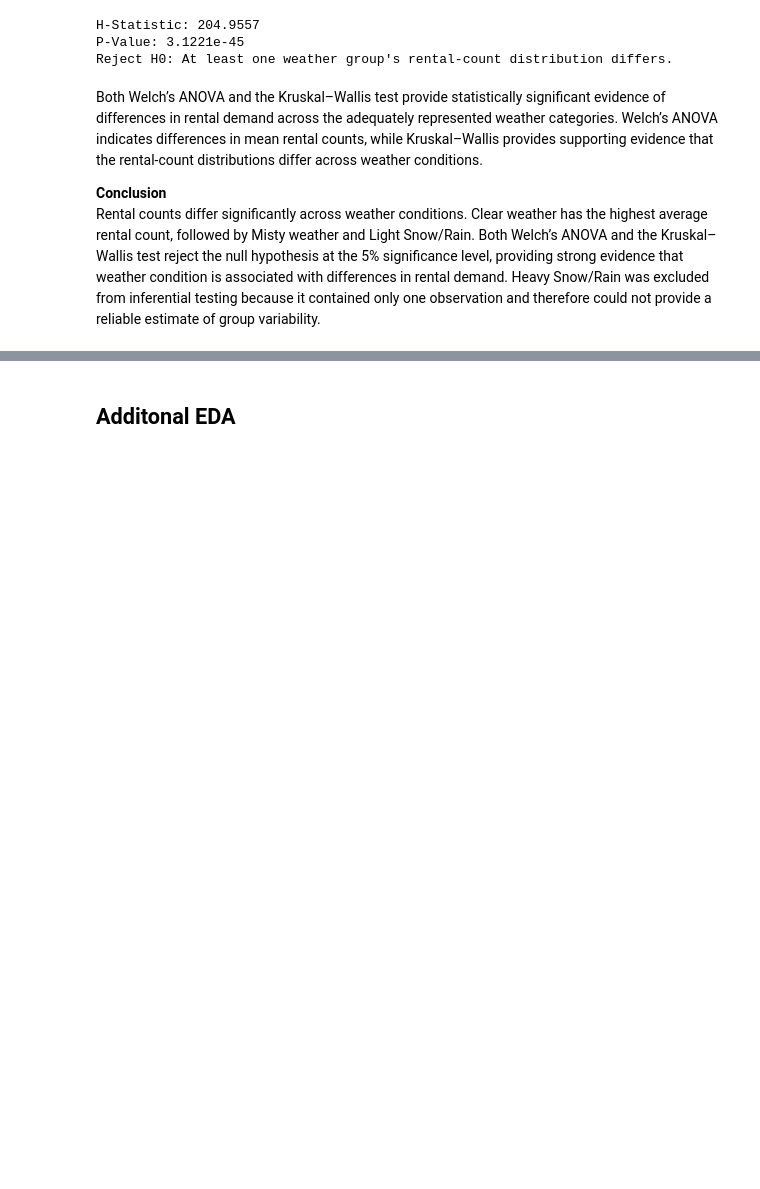
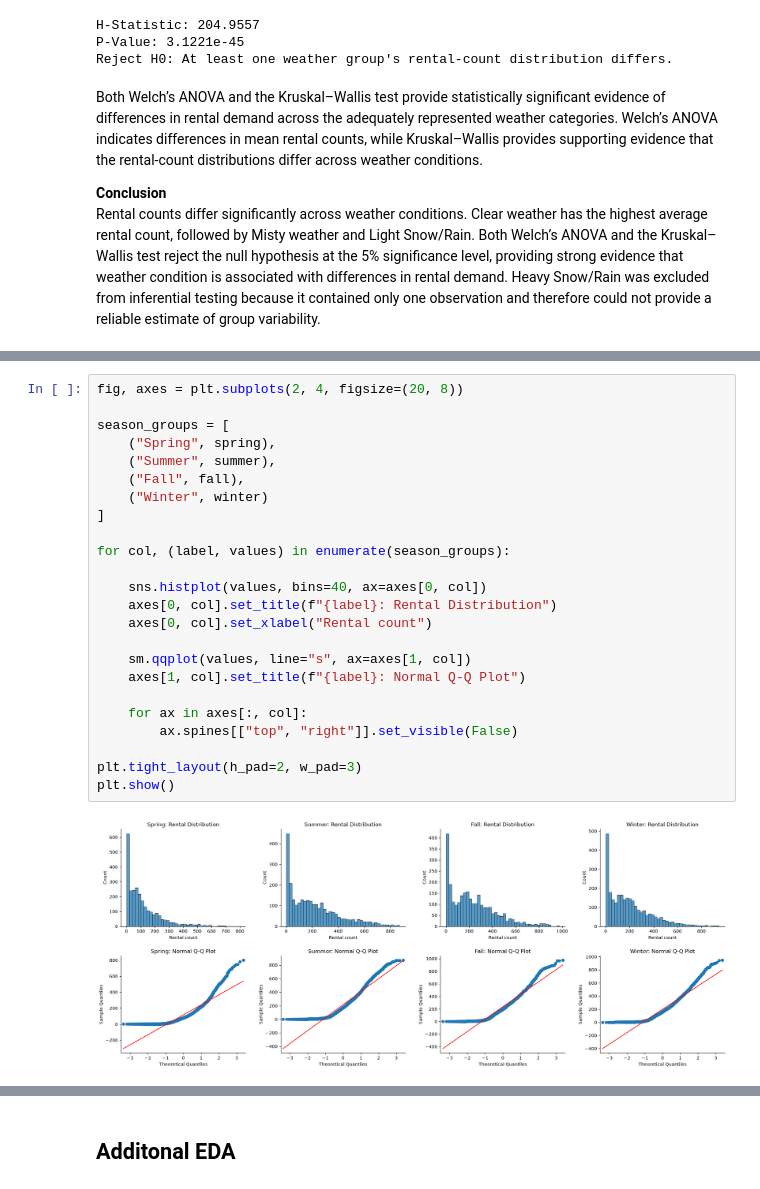
Before and after one commit to Yuvi977/Yulu-Bike-Sharing-Hypothesis-Testing, a Jupyter notebook: Business_Case_Yulu_Hypothesis_Testing.ipynb, the cells around one changed output, grey strips where cells are left out. Drawn from its saved outputs; the diff is of its cells as text; blank space fills up the shorter version.

```diff
--- a/Business_Case_Yulu_Hypothesis_Testing.ipynb
+++ b/Business_Case_Yulu_Hypothesis_Testing.ipynb
@@ -733,0 +773,26 @@ Rental counts differ significantly across weather conditions. Clear weather has
+# %%
+fig, axes = plt.subplots(2, 4, figsize=(20, 8))
+
+season_groups = [
+    ("Spring", spring),
+    ("Summer", summer),
+    ("Fall", fall),
+    ("Winter", winter)
+]
+
+for col, (label, values) in enumerate(season_groups):
+
+    sns.histplot(values, bins=40, ax=axes[0, col])
+    axes[0, col].set_title(f"{label}: Rental Distribution")
+    axes[0, col].set_xlabel("Rental count")
+
+    sm.qqplot(values, line="s", ax=axes[1, col])
+    axes[1, col].set_title(f"{label}: Normal Q-Q Plot")
+
+    for ax in axes[:, col]:
+        ax.spines[["top", "right"]].set_visible(False)
+
+plt.tight_layout(h_pad=2, w_pad=3)
+plt.show()
+# %% [output]
+[figure, added]
```
Also changed, not shown: parts of 15 cells of this notebook.
